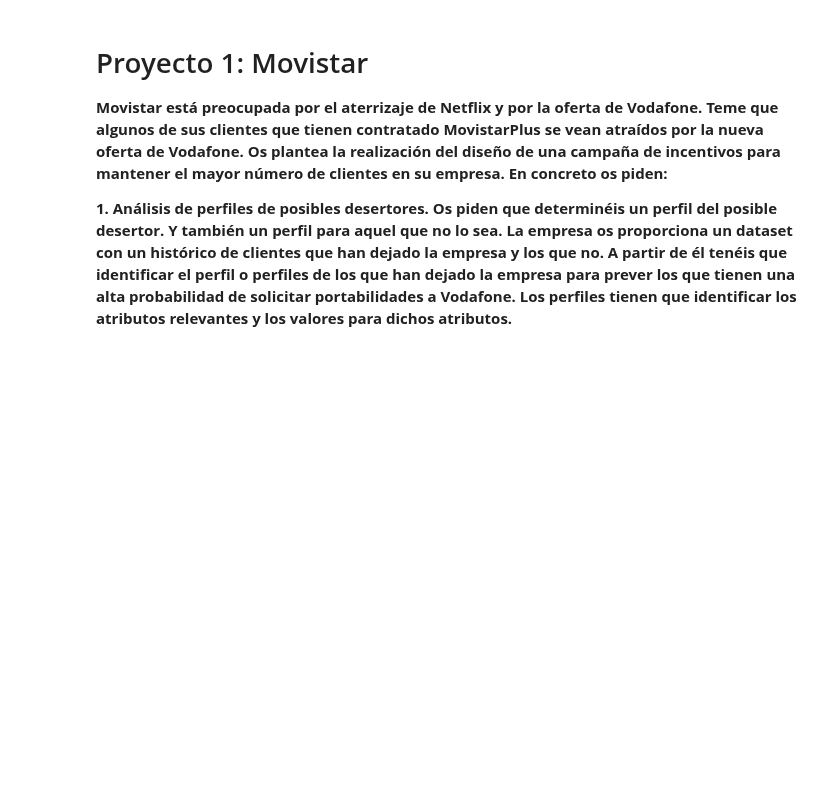
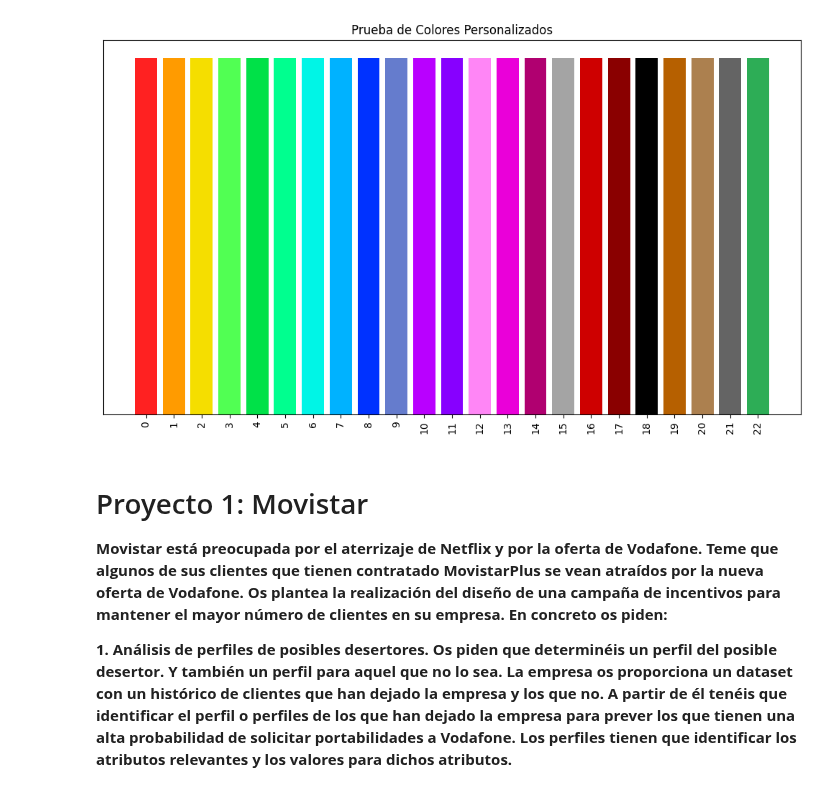
Before and after one commit to uisitoam/Master-Big-Data, a Jupyter notebook: Aplicaciones y casos de uso empresarial/Trabajo/ACUE1.ipynb, the cells around one changed output. Cells and saved outputs as stored; diff of their text form; code cells hidden in the pictures; blank space fills up the shorter version.

```diff
--- a/Aplicaciones y casos de uso empresarial/Trabajo/ACUE1.ipynb
+++ b/Aplicaciones y casos de uso empresarial/Trabajo/ACUE1.ipynb
@@ -0,0 +1,23 @@
+# %%
+colores = ['#FF2121', '#FF9B00', '#F5DE00', '#51FF53', '#00E148', '#00FF8F',
+           '#00F5E6', '#00B2FF', '#0032FF', '#657CCD', '#B900FF', '#8700FF',
+           '#FF86F6', '#EA00D9', '#B00070', '#A4A4A4', '#CE0000', '#8A0000',
+           '#000000', '#B66000', '#AC804F', '#646464', '#2DAD56']
+
+import matplotlib.pyplot as plt
+
+# Crear un gráfico de barras para mostrar los colores
+fig, ax = plt.subplots(figsize=(10, 6))
+for i, color in enumerate(colores):
+    ax.bar(i, 1, color=color)
+
+# Configuraciones del gráfico
+ax.set_xticks(range(len(colores)))
+ax.set_xticklabels(range(len(colores)), rotation=90)
+ax.set_yticks([])
+ax.set_title("Prueba de Colores Personalizados")
+
+plt.tight_layout()
+plt.show()
+# %% [output]
+[figure, added]
```
Also changed, not shown: parts of 39 cells of this notebook, 11 other files.
